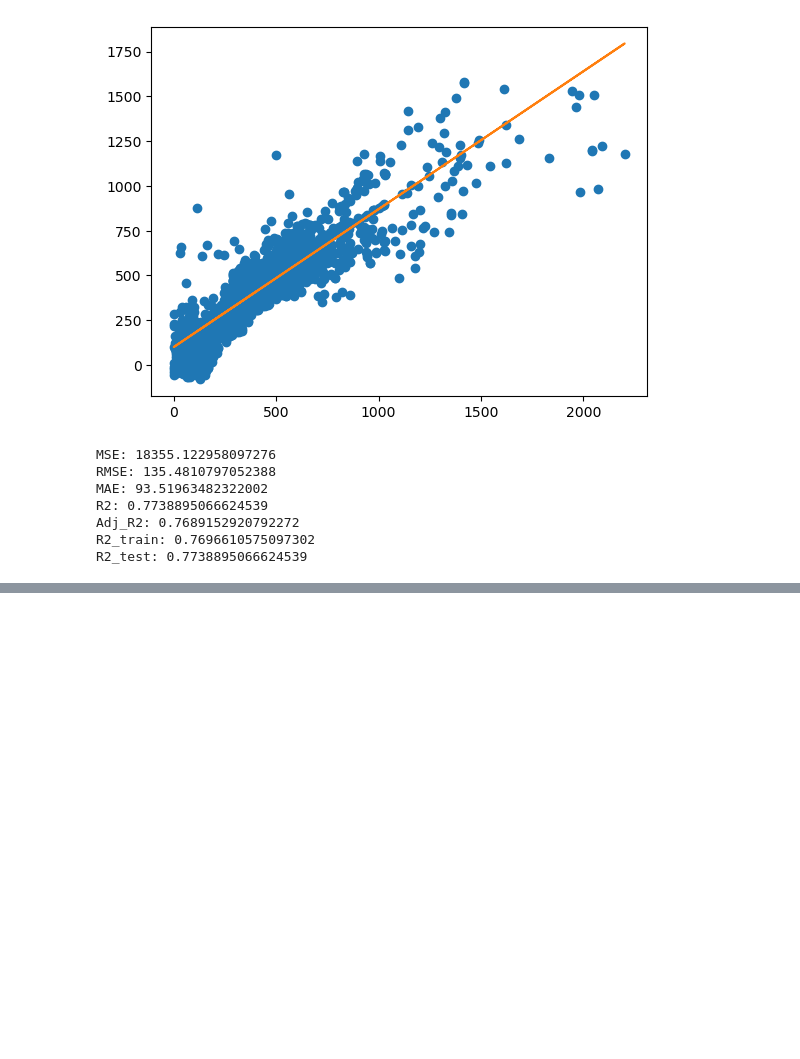
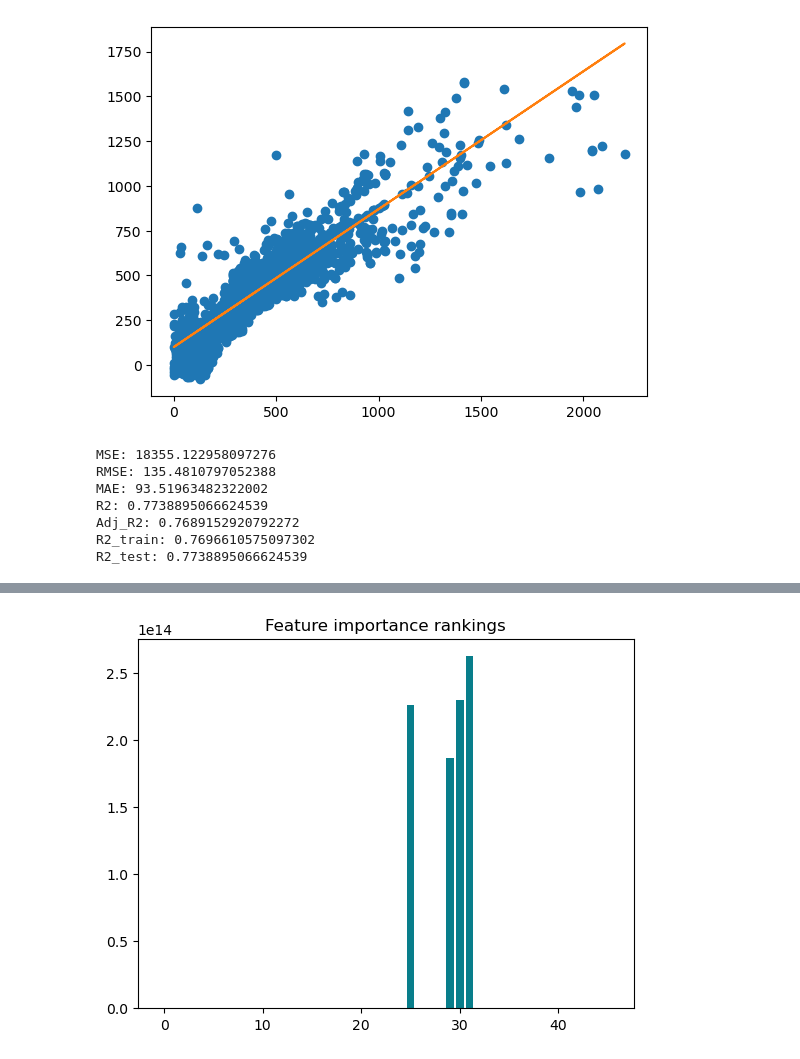
Before and after one commit to Frussen/ironhack_lab, a Jupyter notebook: Week 4 - Statistics/lab4.3.2_model_evaluation_and_improving_(iteration).ipynb, the cells around one changed output, grey strips where cells are left out. Cells and saved outputs as stored; diff of their text form; code cells hidden in the pictures; blank space fills up the shorter version.

```diff
--- a/Week 4 - Statistics/lab4.3.2_model_evaluation_and_improving_(iteration).ipynb
+++ b/Week 4 - Statistics/lab4.3.2_model_evaluation_and_improving_(iteration).ipynb
@@ -237,0 +259,7 @@ important_features
+# %%
+plt.bar(x=feature_importances['Variable'].iloc[:], height=feature_importances['Importance'].iloc[:], color='#087E8B')
+plt.title('Feature importance rankings', size=12)
+plt.xticks(rotation='horizontal')
+plt.show()
+# %% [output]
+[figure, added]
```
Also changed, not shown: parts of 7 cells of this notebook, 2 other files.
